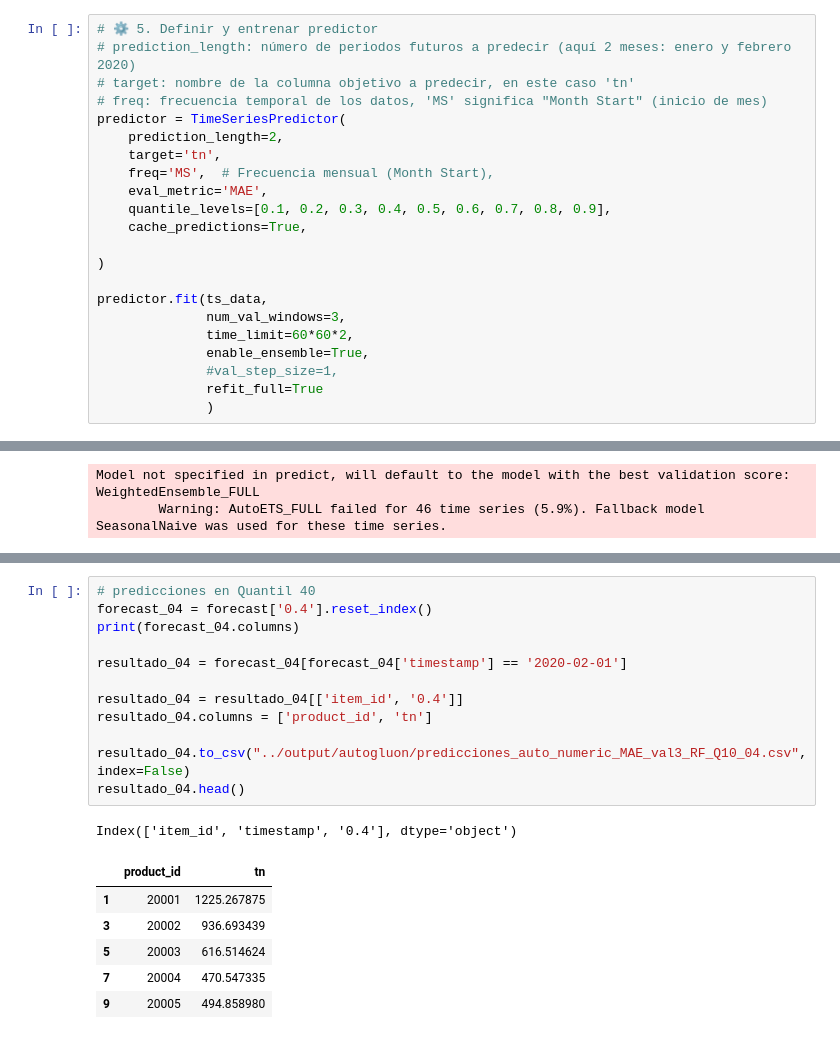
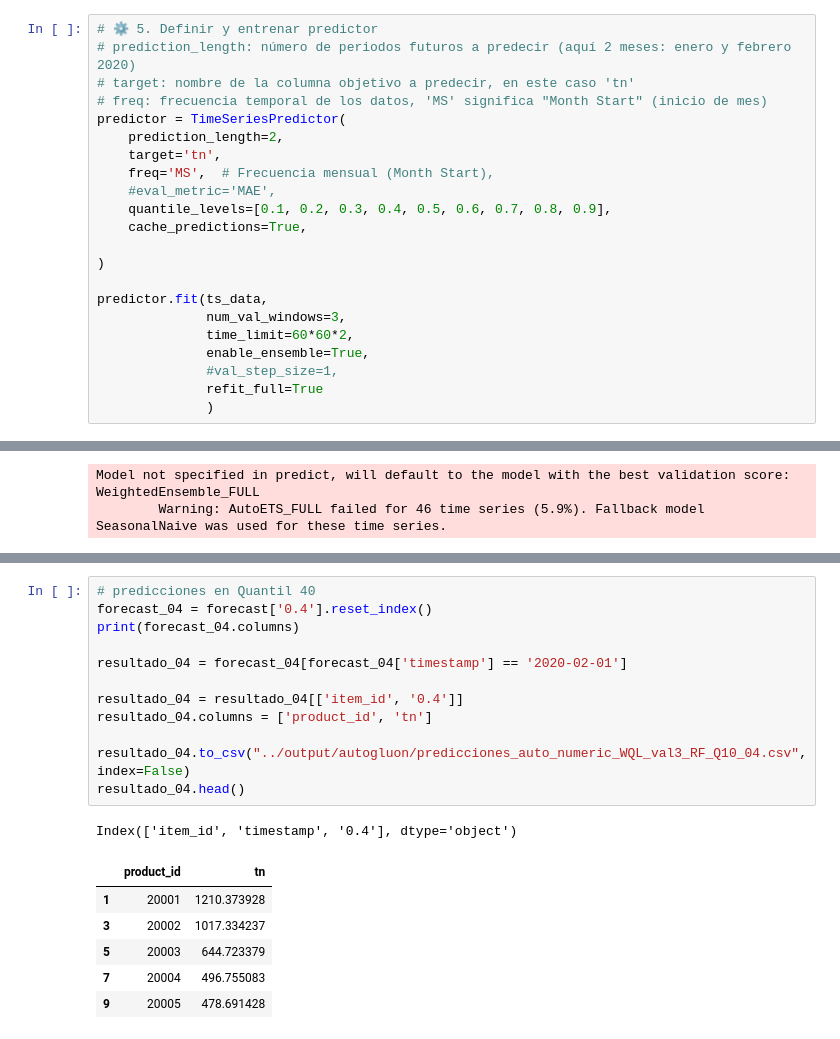
Before and after one commit to lgosende/labo3-2025r, a Jupyter notebook: scripts/02_autoluon_duckdb.ipynb, the cells around one changed output, grey strips where cells are left out. Saved outputs shown, nothing was run; the diff lists cells and outputs as text.

Commit message:
ajustes y predicciones finales

```diff
--- a/scripts/02_autoluon_duckdb.ipynb
+++ b/scripts/02_autoluon_duckdb.ipynb
@@ -175,7 +175,7 @@ predictor = TimeSeriesPredictor(
     prediction_length=2,
     target='tn',
     freq='MS',  # Frecuencia mensual (Month Start),
-    eval_metric='MAE',
+    #eval_metric='MAE',
     quantile_levels=[0.1, 0.2, 0.3, 0.4, 0.5, 0.6, 0.7, 0.8, 0.9],
     cache_predictions=True,
 
@@ -250,23 +248,23 @@ plt.show()
 # %%
 # predicciones en Quantil 40
 forecast_04 = forecast['0.4'].reset_index()
 print(forecast_04.columns)
 
 resultado_04 = forecast_04[forecast_04['timestamp'] == '2020-02-01']
 
 resultado_04 = resultado_04[['item_id', '0.4']]
 resultado_04.columns = ['product_id', 'tn']
 
-resultado_04.to_csv("../output/autogluon/predicciones_auto_numeric_MAE_val3_RF_Q10_04.csv", index=False)
+resultado_04.to_csv("../output/autogluon/predicciones_auto_numeric_WQL_val3_RF_Q10_04.csv", index=False)
 resultado_04.head()
 # %% [output]
 Index(['item_id', 'timestamp', '0.4'], dtype='object')
 |  | product_id | tn |
-| 1 | 20001 | 1225.267875 |
-| 3 | 20002 | 936.693439 |
-| 5 | 20003 | 616.514624 |
-| 7 | 20004 | 470.547335 |
-| 9 | 20005 | 494.858980 |
+| 1 | 20001 | 1210.373928 |
+| 3 | 20002 | 1017.334237 |
+| 5 | 20003 | 644.723379 |
+| 7 | 20004 | 496.755083 |
+| 9 | 20005 | 478.691428 |
 # %%
 # El código toma las predicciones generadas por AutoGluon (almacenadas en el objeto forecast)
 # y extrae únicamente la predicción media ('mean') para cada producto (item_id) en febrero 2020.
```
Also changed, not shown: parts of 5 cells of this notebook, 3 other files.
